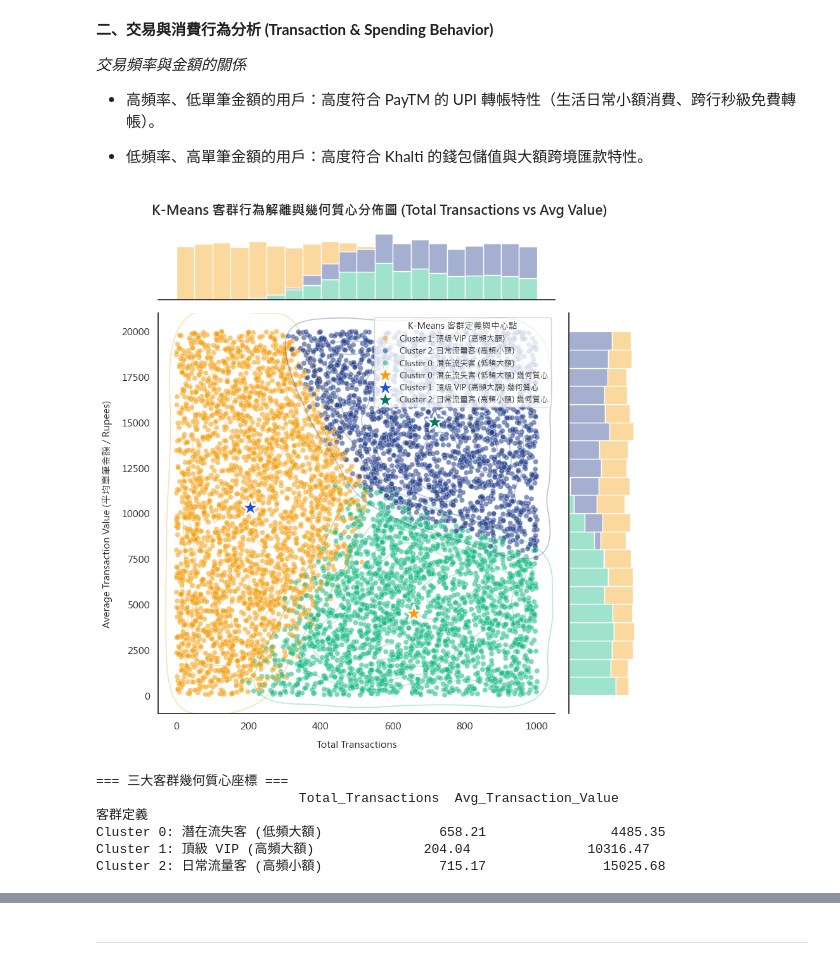
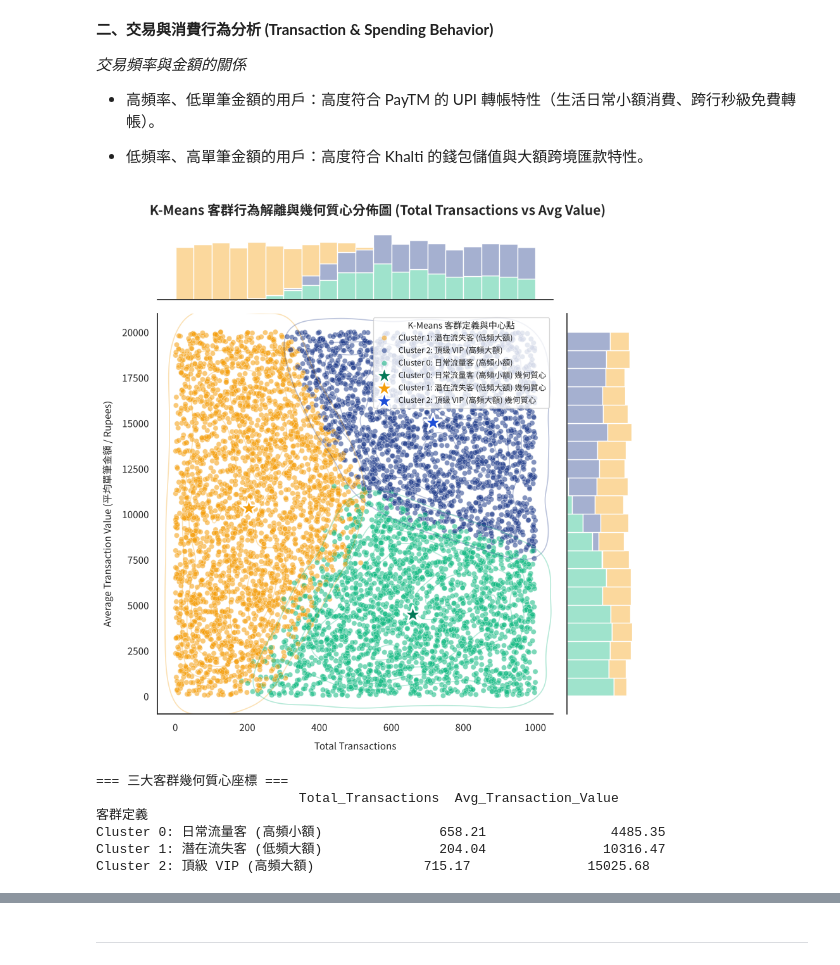
Before and after one commit to lhy4290/FinTech, a Jupyter notebook: Data.ipynb, the cells around one changed output, grey strips where cells are left out. Cells and saved outputs as stored; diff of their text form; code cells hidden in the pictures.

```diff
--- a/Data.ipynb
+++ b/Data.ipynb
@@ -384,9 +384,9 @@ df['Cluster_Label'] = kmeans.fit_predict(X_scaled)
 
 # 3. 定義客群的商業名稱對照
 cluster_names = {
-    0: 'Cluster 0: 潛在流失客 (低頻大額)',
-    1: 'Cluster 1: 頂級 VIP (高頻大額)',
-    2: 'Cluster 2: 日常流量客 (高頻小額)'
+    0: 'Cluster 0: 日常流量客 (高頻小額)',
+    1: 'Cluster 1: 潛在流失客 (低頻大額)',
+    2: 'Cluster 2: 頂級 VIP (高頻大額)'
 }
 df['客群定義'] = df['Cluster_Label'].map(cluster_names)
 
@@ -404,7 +404,11 @@ g = sns.JointGrid(
     x='Total_Transactions',
     y='Avg_Transaction_Value',
     hue='客群定義',
-    palette=['#f59e0b', '#1e3a8a', '#10b981'], # 暖橘、尊榮藍、普惠綠
+    palette={
+        'Cluster 1: 潛在流失客 (低頻大額)': '#f59e0b',  # 暖橘
+        'Cluster 2: 頂級 VIP (高頻大額)': '#1e3a8a',    # 尊榮藍
+        'Cluster 0: 日常流量客 (高頻小額)': '#10b981'   # 普惠綠
+    },
     height=8.5
 )
 
@@ -437,9 +441,9 @@ g.plot_marginals(
 # 9. 【降維打擊標註】在中央圖中，用超大「發光發亮星號」精確點出三個客群的幾何質心
 # 這能讓原本凌亂的點，瞬間有了清晰的幾何聚集重心！
 colors_centroids = {
-    'Cluster 0: 潛在流失客 (低頻大額)': '#f59e0b',
-    'Cluster 1: 頂級 VIP (高頻大額)': '#1d4ed8',
-    'Cluster 2: 日常流量客 (高頻小額)': '#047857'
+    'Cluster 1: 潛在流失客 (低頻大額)': '#f59e0b',
+    'Cluster 2: 頂級 VIP (高頻大額)': '#1d4ed8',
+    'Cluster 0: 日常流量客 (高頻小額)': '#047857'
 }
 
 for name, row in centroids.iterrows():
@@ -450,38 +454,38 @@ for name, row in centroids.iterrows():
         marker='*',
         s=450,                       # 超大星號標記
         edgecolor='white',
         linewidth=2,
         zorder=10,                   # 確保星號顯示在最上層
         label=f'{name} 幾何質心'
     )
 
 # 10. 優化座標軸、標題與圖例
 g.ax_joint.set_xlabel('Total Transactions', fontsize=11, labelpad=10)
 g.ax_joint.set_ylabel('Average Transaction Value (平均單筆金額 / Rupees)', fontsize=11, labelpad=10)
 g.ax_joint.set_xlim(-50, 1050)
 g.ax_joint.set_ylim(-1000, 21000)
 
 g.figure.suptitle(
     'K-Means 客群行為解離與幾何質心分佈圖 (Total Transactions vs Avg Value)',
     fontsize=15,
     fontweight='bold',
     y=1.03
 )
 
 # 調整圖例，將散佈點與質心星號優雅呈現
 g.ax_joint.legend(title='K-Means 客群定義與中心點', loc='upper right', fontsize=9, title_fontsize=10)
 
 
 plt.show()
 
 print("=== 三大客群幾何質心座標 ===")
 print(centroids.round(2))
 # %% [output]
-[figure, old version]
+[figure, new version]
 === 三大客群幾何質心座標 ===
                           Total_Transactions  Avg_Transaction_Value
 客群定義
-Cluster 0: 潛在流失客 (低頻大額)               658.21                4485.35
-Cluster 1: 頂級 VIP (高頻大額)              204.04               10316.47
-Cluster 2: 日常流量客 (高頻小額)               715.17               15025.68
+Cluster 0: 日常流量客 (高頻小額)               658.21                4485.35
+Cluster 1: 潛在流失客 (低頻大額)               204.04               10316.47
+Cluster 2: 頂級 VIP (高頻大額)              715.17               15025.68
 # %% [markdown]
```
Also changed, not shown: parts of 3 cells of this notebook, 1 other file.
